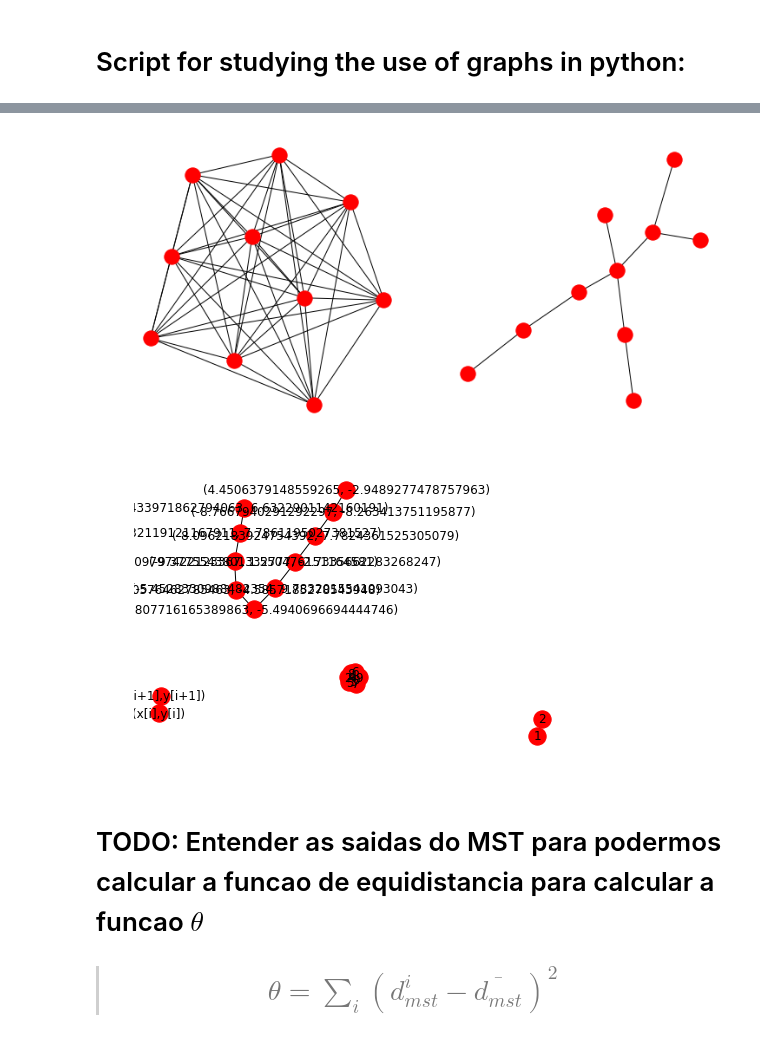
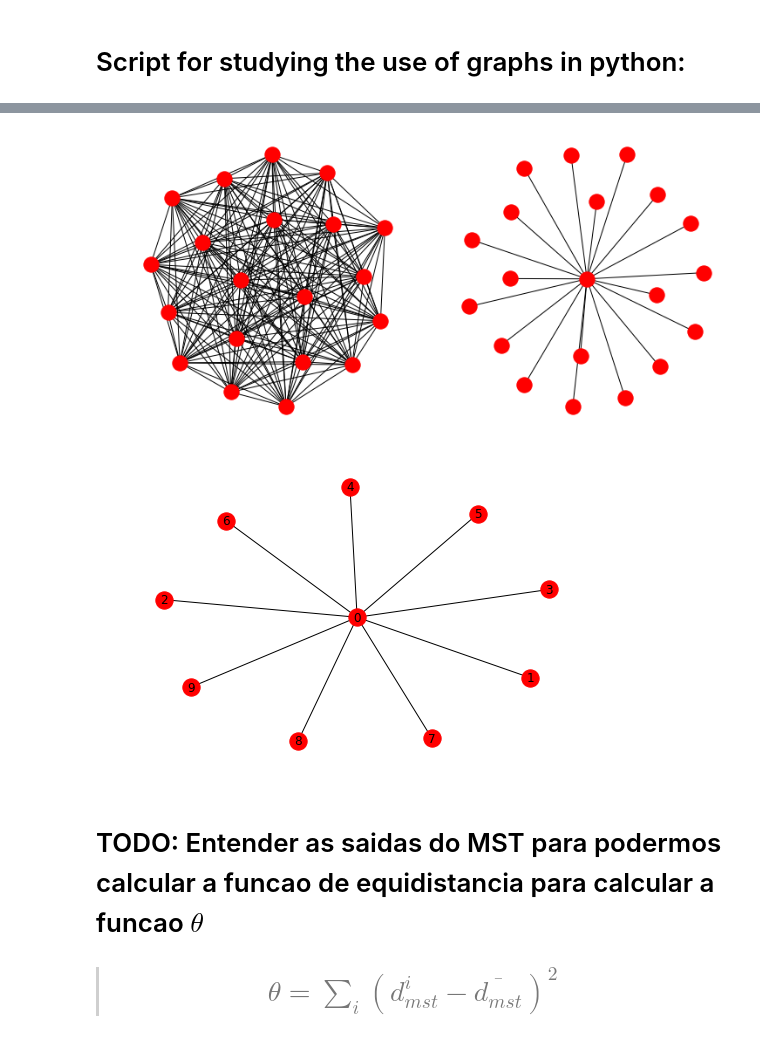
Before and after one commit to EdsonAlonso/EstagioCurricular, a Jupyter notebook: Test_graph.ipynb, the cells around one changed output, grey strips where cells are left out. Drawn from its saved outputs; the diff is of its cells as text; code cells hidden in the pictures.

```diff
--- a/Test_graph.ipynb
+++ b/Test_graph.ipynb
@@ -15,17 +15,18 @@ from six.moves import input
 from modules.distances import l1dist, l2dist, distgraph
 # %%
 ## Sorting point masses into the 2D space:
-xmin = -10.0
+xmin = -0.0
 xmax = +10.0
-ymin = -10.0
+ymin = -140.0
 ymax = +10.0
-
-npoints = 10
+npoints = 20
 x = np.zeros(npoints)
 y = np.zeros(npoints)
 node = np.zeros(npoints)
 # %%
 for i in range(npoints):
-    node[i] = i
+    node[i] = int(i)
     x[i] = uniform(xmin,xmax)
     y[i] = uniform(ymin,ymax)
+
+print (x), y, node
@@ -60,14 +72,13 @@ plt.subplot(122)
 nx.draw(TS)
 plt.show()
 # %% [output]
-[figure, old version]
+[figure, new version]
 # %%
 #TENTANDO COLOCAR LABELS NOS VERTICES
-S.add_edge((x[1],y[1]),(x[2],y[2]))
-nx.draw(S, with_labels = True)
+nx.draw(TS, with_labels = True)
 plt.savefig('labels.png')
 # %% [output]
-[figure, old version]
+[figure, new version]
 # %% [markdown]
 # TODO: Entender as saidas do MST para podermos calcular a funcao de equidistancia para calcular a funcao $\theta$
 
```
Also changed, not shown: parts of 8 cells of this notebook.
